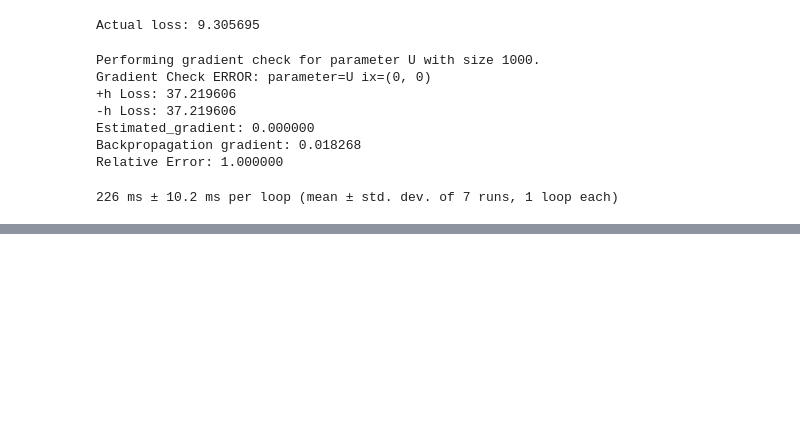
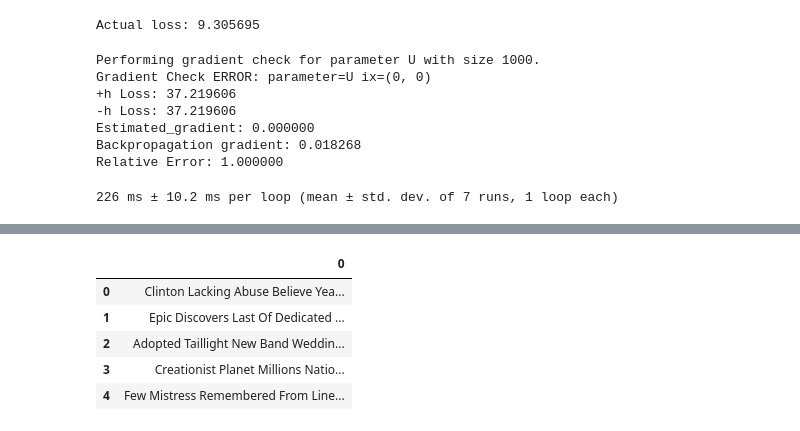
Before and after one commit to Askelan-cyber/FakeNewsGenerator, a Jupyter notebook: Untitled.ipynb, the cells around one changed output, grey strips where cells are left out. Saved outputs shown, nothing was run; the diff lists cells and outputs as text; code cells hidden in the pictures; blank space fills up the shorter version.

```diff
--- a/Untitled.ipynb
+++ b/Untitled.ipynb
@@ -374,12 +376,12 @@ def generate_sentence(model):
     except:
         return None
 
-num_sentences = 15
+num_sentences = 50
 senten_min_length = 5
-
+new_list = []
 for i in range(num_sentences):
     sent = []
     # We want long sentences, not sentences with one or two words
     while len(sent) < senten_min_length:
         sent = generate_sentence(model)
-    print(" ".join(sent).title())
+    new_list.append(" ".join(sent).title())
@@ -401,0 +408,11 @@ Remember Unveils Puts Up Couldnt Up Copper W
+# %%
+import pandas as pd
+df1 = pd.DataFrame(new_list)
+df1.head()
+# %% [output]
+|  | 0 |
+| 0 | Clinton Lacking Abuse Believe Yea... |
+| 1 | Epic Discovers Last Of Dedicated ... |
+| 2 | Adopted Taillight New Band Weddin... |
+| 3 | Creationist Planet Millions Natio... |
+| 4 | Few Mistress Remembered From Line... |
```
Also changed, not shown: parts of 5 cells of this notebook, 1 other file.
